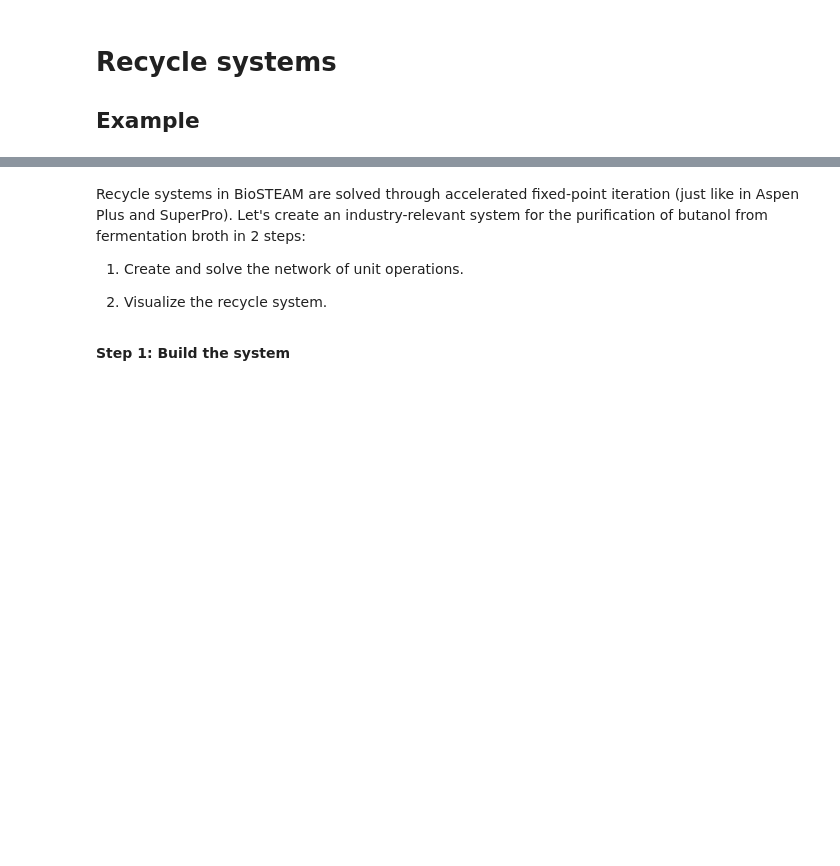
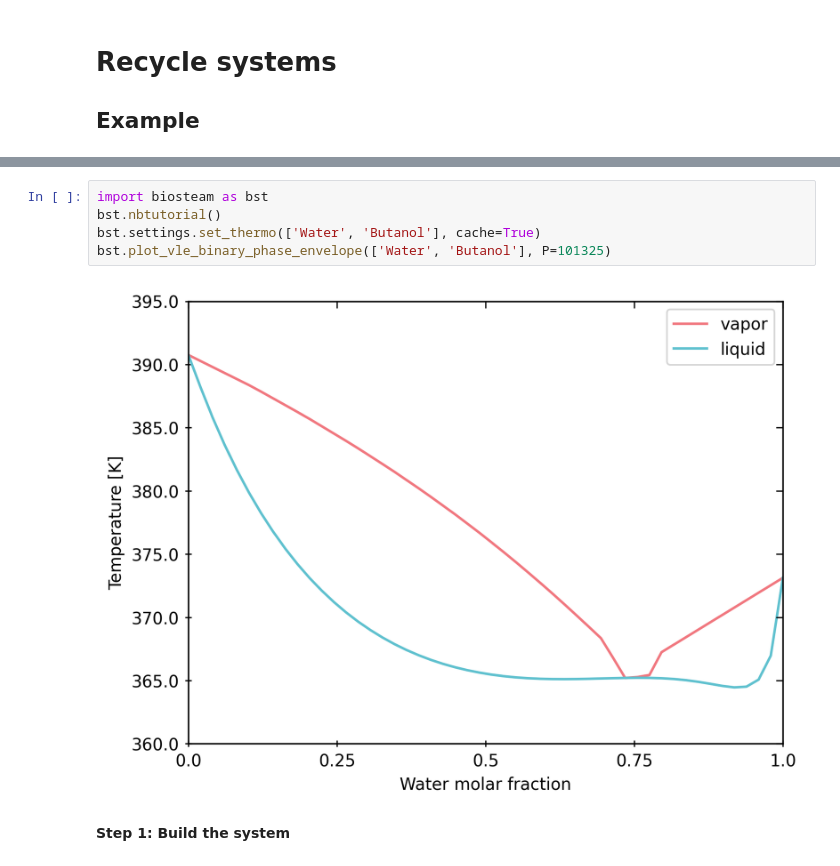
Before and after one commit to BioSTEAMDevelopmentGroup/How2STEAM, a Jupyter notebook: fullday_workshop/Recycle_systems.ipynb, the cells around one changed output, grey strips where cells are left out. Cells and saved outputs as stored; diff of their text form; blank space fills up the shorter version.

```diff
--- a/fullday_workshop/Recycle_systems.ipynb
+++ b/fullday_workshop/Recycle_systems.ipynb
@@ -5,11 +11,12 @@
 # %% [markdown]
 ![BuOH_separation](../images/BuOH_separation.png)
-# %% [markdown]
-Recycle systems in BioSTEAM are solved through accelerated fixed-point iteration (just like in Aspen Plus and SuperPro). Let's create an industry-relevant system for the purification of butanol from fermentation broth in 2 steps:
-
-1. Create and solve the network of unit operations.
-
-2. Visualize the recycle system.
+# %%
+import biosteam as bst
+bst.nbtutorial()
+bst.settings.set_thermo(['Water', 'Butanol'], cache=True)
+bst.plot_vle_binary_phase_envelope(['Water', 'Butanol'], P=101325)
+# %% [output]
+[figure, new version]
 # %% [markdown]
 **Step 1: Build the system**
 # %%
```
Also changed, not shown: parts of 2 cells of this notebook, 11 other files.
